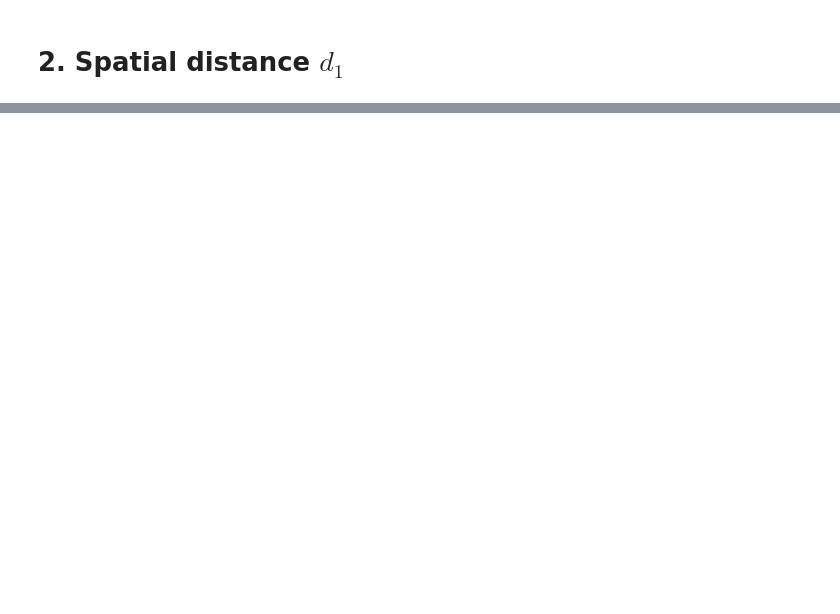
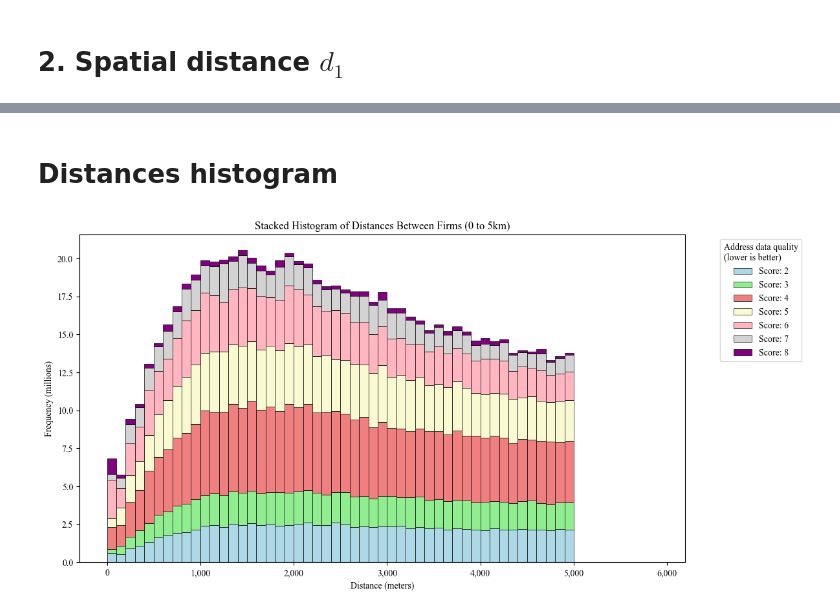
Before and after one commit to aloysiuslip/ucl-diss-ECON0079, a Jupyter notebook: descriptives/src/main_3_spatial.ipynb, the cells around one changed output, grey strips where cells are left out. Drawn from its saved outputs; the diff is of its cells as text; code cells hidden in the pictures; blank space fills up the shorter version.

```diff
--- a/descriptives/src/main_3_spatial.ipynb
+++ b/descriptives/src/main_3_spatial.ipynb
@@ -249,0 +136,2 @@ plt.show()
+# %% [markdown]
+# Distances histogram
@@ -249,0 +203,26 @@ plt.show()
+# %%
+plt.rcParams['font.family'] = 'serif'
+plt.rcParams['font.serif'] = ['Times New Roman', 'DejaVu Serif', 'Bitstream Vera Serif', 'Computer Modern Roman']
+weights = [np.full_like(d, 1/sample_fraction / 1000000) for d in data_to_plot]
+plt.figure(figsize=(12, 6))
+plt.hist(
+    data_to_plot,
+    weights=weights,  # Scale to millions
+    bins=np.arange(0, cut_off, 100),
+    stacked=True,
+    color=color_map[:len(unique_scores)],
+    label=labels,
+    edgecolor='black',
+    linewidth=0.5
+)
+plt.title(f'Stacked Histogram of Distances Between Firms (0 to 5km)')
+plt.xlabel('Distance (meters)')
+plt.ylabel('Frequency (millions)')
+ax = plt.gca()  # Get current axis
+ax.yaxis.set_major_formatter(ticker.StrMethodFormatter('{x:,.1f}'))
+ax.xaxis.set_major_formatter(ticker.StrMethodFormatter('{x:,.0f}'))
+plt.legend(title='Address data quality\n(lower is better)', bbox_to_anchor=(1.05, 1), loc='upper left')
+plt.tight_layout() # Ensures the external legend isn't cut off
+plt.show()
+# %% [output]
+[figure, added]
```
Also changed, not shown: parts of 3 cells of this notebook, 7 other files.
